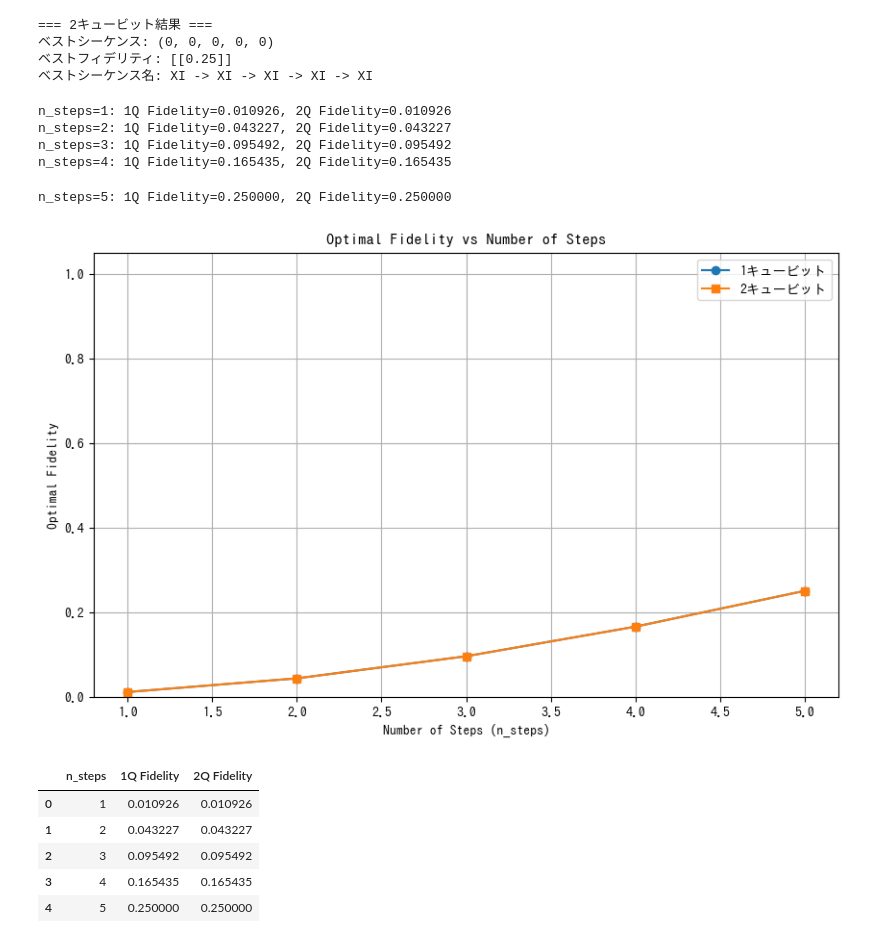
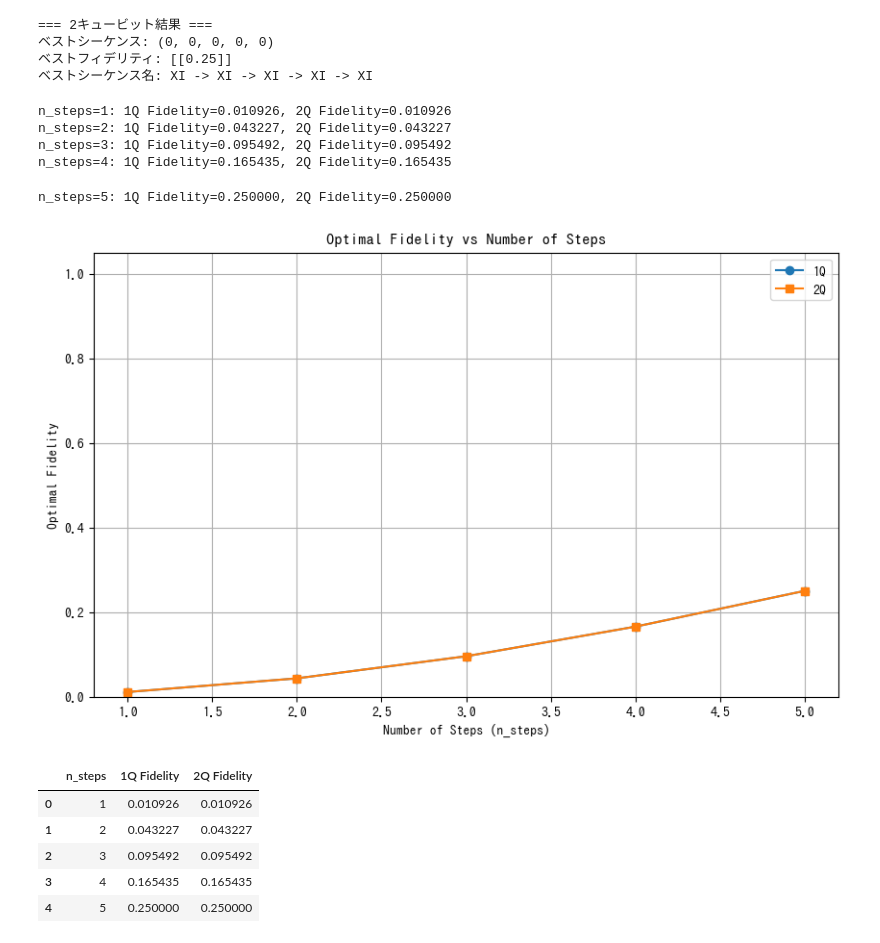
Before and after one commit to IsseiMatsuzoe/QOC-Baseline, a Jupyter notebook: BruteForce.ipynb, the cells around one changed output. Cells and saved outputs as stored; diff of their text form; code cells hidden in the pictures.

```diff
--- a/BruteForce.ipynb
+++ b/BruteForce.ipynb
@@ -167,6 +167,7 @@ import numpy as np
 
 # n_stepsの範囲
 n_steps_range = range(1, 6)  # 1から5まで
+total_time = (1/3)*np.pi # ns
 
 # 結果を格納する配列
 single_qubit_fidelities = []
@@ -192,36 +193,36 @@ for n in tqdm(n_steps_range, desc="n_stepsごとのシミュレーション"):
 
     print(f"n_steps={n}: 1Q Fidelity={fid_1q_val:.6f}, 2Q Fidelity={fid_2q_val:.6f}")
 
 # プロット
 plt.figure(figsize=(10, 6))
-plt.plot(list(n_steps_range), single_qubit_fidelities, 'o-', label='1キュービット')
-plt.plot(list(n_steps_range), two_qubit_fidelities, 's-', label='2キュービット')
+plt.plot(list(n_steps_range), single_qubit_fidelities, 'o-', label='1Q')
+plt.plot(list(n_steps_range), two_qubit_fidelities, 's-', label='2Q')
 plt.xlabel('Number of Steps (n_steps)')
 plt.ylabel('Optimal Fidelity')
 plt.title('Optimal Fidelity vs Number of Steps')
 plt.grid(True)
 plt.legend()
 plt.ylim(0, 1.05)
 plt.show()
 
 # 結果をテーブルとして表示
 from IPython.display import display, HTML
 import pandas as pd
 
 results_df = pd.DataFrame({
     'n_steps': list(n_steps_range),
     '1Q Fidelity': single_qubit_fidelities,
     '2Q Fidelity': two_qubit_fidelities
 })
 
 display(results_df)
 # %% [output]
 n_steps=1: 1Q Fidelity=0.010926, 2Q Fidelity=0.010926
 n_steps=2: 1Q Fidelity=0.043227, 2Q Fidelity=0.043227
 n_steps=3: 1Q Fidelity=0.095492, 2Q Fidelity=0.095492
 n_steps=4: 1Q Fidelity=0.165435, 2Q Fidelity=0.165435
 n_steps=5: 1Q Fidelity=0.250000, 2Q Fidelity=0.250000
-[figure, old version]
+[figure, new version]
 |  | n_steps | 1Q Fidelity | 2Q Fidelity |
 | 0 | 1 | 0.010926 | 0.010926 |
 | 1 | 2 | 0.043227 | 0.043227 |
```
Also changed, not shown: 2 other files.
